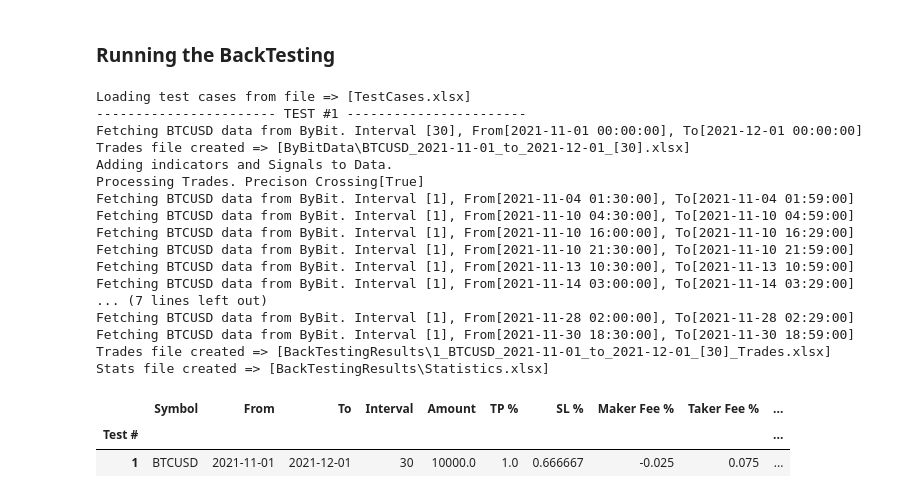
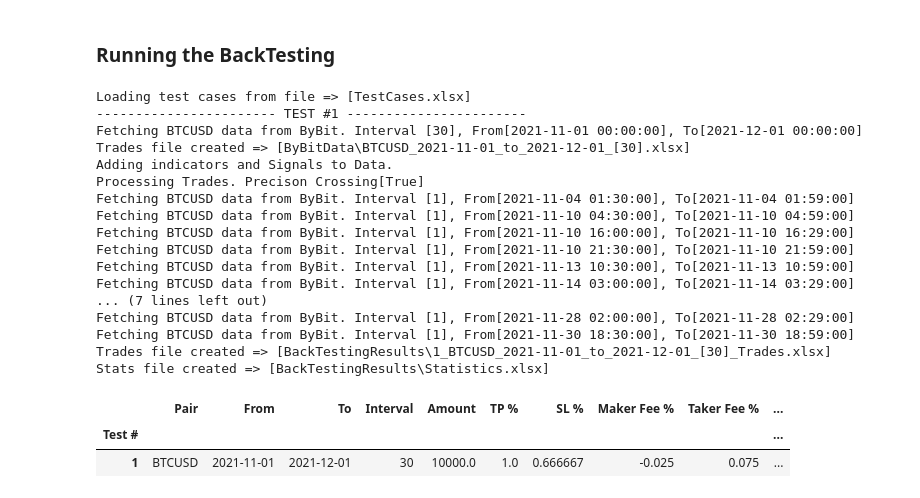
Before and after one commit to SebCoding/BackTester, a Jupyter notebook: BackTestMACD.ipynb, the cells around one changed output. Cells and saved outputs as stored; diff of their text form; code cells hidden in the pictures.

```diff
--- a/BackTestMACD.ipynb
+++ b/BackTestMACD.ipynb
@@ -213,7 +213,7 @@ def add_indicators_and_signals(params, df):
     #df['volume'] = df['volume'].astype(np.int64)
 
     # Keep only this list of columns, delete all other columns
-    final_table_columns = ['symbol', 'interval', 'open', 'high', 'low', 'close']
+    final_table_columns = ['pair', 'interval', 'open', 'high', 'low', 'close']
     df = df[df.columns.intersection(final_table_columns)]
 
     ## MACD - Moving Average Convergence/Divergence
@@ -357,12 +357,12 @@ def analyze_win_lose(df):
 # %%
 # Find with a minute precision the first point where macd crossed macdsignal
 # and return the time and closing price for that point
-def find_crossing(df, symbol, from_time, to_time, delta=0):
+def find_crossing(df, pair, from_time, to_time, delta=0):
 
     # We need to get an extra row to see the value at -1min in case the cross is on the first row
     to_time = to_time - dt.timedelta(minutes=1)
 
-    minutes_df = get_bybit_kline_data(symbol, from_time, to_time, 1, include_prior_200=False, write_to_file=False, verbose=True)
+    minutes_df = get_bybit_kline_data(pair, from_time, to_time, 1, include_prior_200=False, write_to_file=False, verbose=True)
 
     # Only keep the close column
     minutes_df = minutes_df[['close']]
@@ -460,7 +460,7 @@ def process_trades(params, df):
                 # Find exact crossing and price to the minute
                 start_time = idx2datetime(df.index.values[i])
                 end_time = start_time + dt.timedelta(minutes=(convert_interval_to_min(params['Interval'])))
-                entry_time, entry_price = find_crossing(df[['close']].iloc[0:i], params['Symbol'], start_time, end_time)
+                entry_time, entry_price = find_crossing(df[['close']].iloc[0:i], params['Pair'], start_time, end_time)
                 df.iloc[i, entry_time_col_index] = entry_time.strftime('%H:%M')
                 df.iloc[i, entry_price_col_index] = entry_price
                 #print(f'entry_time[{entry_time}], entry_price[{entry_price}]')
@@ -563,7 +563,7 @@ def process_trades(params, df):
                 # Find exact crossing and price to the minute
                 start_time = idx2datetime(df.index.values[i])
                 end_time = start_time + dt.timedelta(minutes=(convert_interval_to_min(params['Interval'])))
-                entry_time, entry_price = find_crossing(df[['close']].iloc[0:i], params['Symbol'], start_time, end_time)
+                entry_time, entry_price = find_crossing(df[['close']].iloc[0:i], params['Pair'], start_time, end_time)
                 df.iloc[i, entry_time_col_index] = entry_time.strftime('%H:%M')
                 df.iloc[i, entry_price_col_index] = entry_price
                 #print(f'entry_time[{entry_time}], entry_price[{entry_price}]')
@@ -661,7 +661,7 @@ def process_trades(params, df):
     df = df.loc[df['macd'] != None]
 
     # Save trade details to file
-    save_DataFrame2file(params['Symbol'], params['From_Time'], params['To_Time'], params['Interval'], df, False, True)
+    save_DataFrame2file(params['Pair'], params['From_Time'], params['To_Time'], params['Interval'], df, False, True)
 
     max_conseq_wins, max_conseq_losses, min_win_loose_index, max_win_loose_index = analyze_win_lose(df)
 
@@ -680,10 +680,10 @@ def process_trades(params, df):
     # Store results in Results DataFrame
     total_trades = nb_wins + nb_losses
     success_rate = (nb_wins / total_trades * 100) if total_trades != 0 else 0
-    params['Results'] = params['Results'].append(
+    params['Statistics'] = params['Statistics'].append(
         {
             'Test #': params['Test_Num'],
-            'Symbol': params['Symbol'],
+            'Pair': params['Pair'],
             'From': params['From_Time'].strftime("%Y-%m-%d"),
             'To': params['To_Time'].strftime("%Y-%m-%d"),
             'Interval': params['Interval'],
@@ -721,7 +721,7 @@ def print_parameters(params, all=False):
         print('-------------------------------------------------------')
     else:
         print('-------------------------------------------------------')
-        print(f'SYMBOL: {params["Symbol"]}')
+        print(f'PAIR: {params["Pair"]}')
         print(f'FROM_TIME: {params["From_Time"]}')
         print(f'TO_TIME: {params["To_Time"]}')
         print(f'INTERVAL: {params["Interval"]}')
@@ -786,7 +786,7 @@ def load_test_cases_from_file(filename):
     return df
 
 def create_empty_results_df():
-    df = pd.DataFrame(columns=['Test #', 'Symbol', 'From', 'To', 'Interval', 'Amount', 'TP %', 'SL %', 'Maker Fee %', 'Taker Fee %',
+    df = pd.DataFrame(columns=['Test #', 'Pair', 'From', 'To', 'Interval', 'Amount', 'TP %', 'SL %', 'Maker Fee %', 'Taker Fee %',
                                'Precision Crossing', 'Wins', 'Losses', 'Total Trades', 'Success Rate', 'Loss Idx', 'Win Idx',
                                'Wins $', 'Losses $', 'Fees $', 'Total P/L'])
     return df
@@ -801,7 +801,7 @@ def backtest(params):
     # Method 1 (slow): Get historical data directly from the ByBit API
     # --------------------------------------------------------------------
     global MIN_DATA_SIZE
-    df = get_bybit_kline_data(params['Symbol'], params['From_Time'], params['To_Time'], params['Interval'])
+    df = get_bybit_kline_data(params['Pair'], params['From_Time'], params['To_Time'], params['Interval'])
     if df is None:
         print(f'\nNo data was returned from ByBit. Unable to backtest strategy.')
         raise Exception("No data returned by ByBit")
@@ -846,7 +846,7 @@ results_df = create_empty_results_df()
 for index, row in test_cases_df.iterrows():
     params = {
         'Test_Num' : index
-        , 'Symbol' : row.Symbol
+        , 'Pair' : row.Pair
         , 'From_Time' : row.From
         , 'To_Time' : row.To
         , 'Interval' : row.Interval
@@ -861,7 +861,7 @@ for index, row in test_cases_df.iterrows():
     }
 
     df = backtest(params)
-    results_df = params['Results']
+    results_df = params['Statistics']
 
 # Save results to file
 results_df = results_df.set_index('Test #')
@@ -874,33 +874,33 @@ if 'xlsx' in OUPUT_FILE_FORMAT:
     fname = RESULTS_PATH + '\\' + 'Statistics.xlsx'
     results_df.to_excel (fname, index = True, header=True)
     print(f'Stats file created => [{fname}]')
 
 # Display Results DataFrame in JupyerLab
 results_df
 
 # def main():
 #     print("main()")
 
 # if __name__ == "__main__":
 #     main()
 # %% [output]
 Loading test cases from file => [TestCases.xlsx]
 ----------------------- TEST #1 -----------------------
 Fetching BTCUSD data from ByBit. Interval [30], From[2021-11-01 00:00:00], To[2021-12-01 00:00:00]
 Trades file created => [ByBitData\BTCUSD_2021-11-01_to_2021-12-01_[30].xlsx]
 Adding indicators and Signals to Data.
 Processing Trades. Precison Crossing[True]
 Fetching BTCUSD data from ByBit. Interval [1], From[2021-11-04 01:30:00], To[2021-11-04 01:59:00]
 Fetching BTCUSD data from ByBit. Interval [1], From[2021-11-10 04:30:00], To[2021-11-10 04:59:00]
 Fetching BTCUSD data from ByBit. Interval [1], From[2021-11-10 16:00:00], To[2021-11-10 16:29:00]
 Fetching BTCUSD data from ByBit. Interval [1], From[2021-11-10 21:30:00], To[2021-11-10 21:59:00]
 Fetching BTCUSD data from ByBit. Interval [1], From[2021-11-13 10:30:00], To[2021-11-13 10:59:00]
 Fetching BTCUSD data from ByBit. Interval [1], From[2021-11-14 03:00:00], To[2021-11-14 03:29:00]
 ... (7 lines left out)
 Fetching BTCUSD data from ByBit. Interval [1], From[2021-11-28 02:00:00], To[2021-11-28 02:29:00]
 Fetching BTCUSD data from ByBit. Interval [1], From[2021-11-30 18:30:00], To[2021-11-30 18:59:00]
 Trades file created => [BackTestingResults\1_BTCUSD_2021-11-01_to_2021-12-01_[30]_Trades.xlsx]
 Stats file created => [BackTestingResults\Statistics.xlsx]
-|  | Symbol | From | To | Interval | Amount | TP % | SL % | Maker Fee % | Taker Fee % | ... |
+|  | Pair | From | To | Interval | Amount | TP % | SL % | Maker Fee % | Taker Fee % | ... |
 | Test # |  |  |  |  |  |  |  |  |  | ... |
 | 1 | BTCUSD | 2021-11-01 | 2021-12-01 | 30 | 10000.0 | 1.0 | 0.666667 | -0.025 | 0.075 | ... |
```
Also changed, not shown: parts of 2 cells of this notebook, 13 other files.
